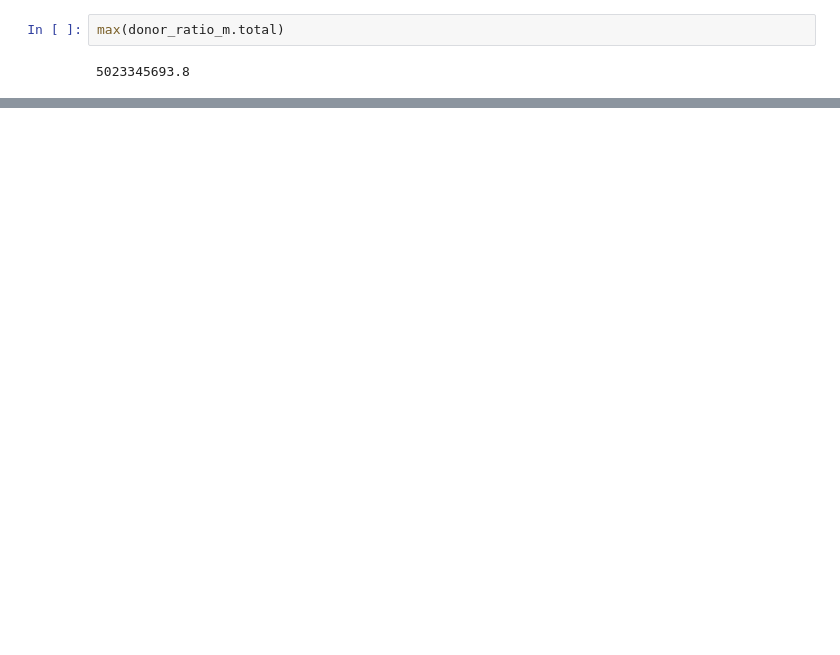
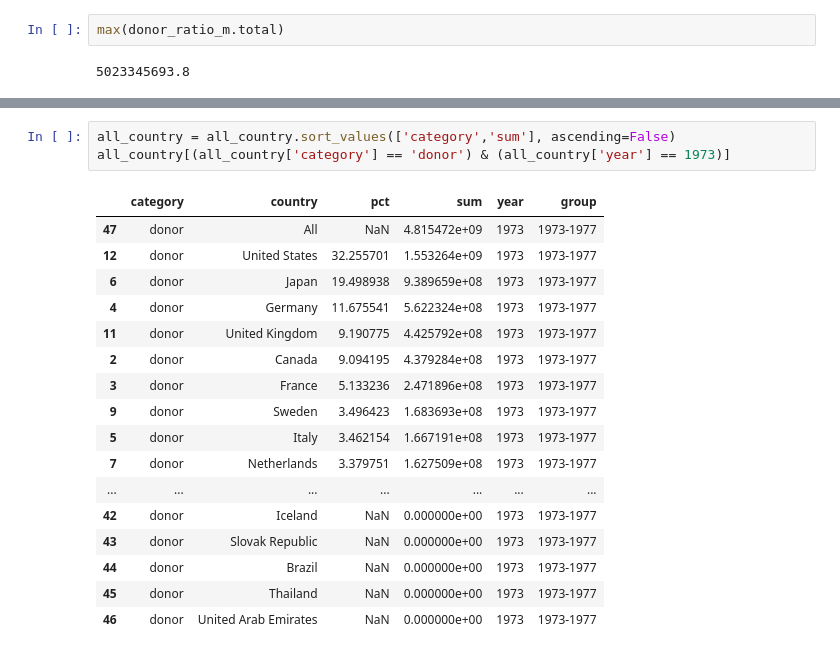
Before and after one commit to dianaow/dianaow.github.io, a Jupyter notebook: SWDchallenge/data/data_processing.ipynb, the cells around one changed output, grey strips where cells are left out. Saved outputs shown, nothing was run; the diff lists cells and outputs as text; blank space fills up the shorter version.

```diff
--- a/SWDchallenge/data/data_processing.ipynb
+++ b/SWDchallenge/data/data_processing.ipynb
@@ -875,0 +905,21 @@ donor_ratio_m[donor_ratio_m['country'] == 'Monaco']
+# %%
+all_country = all_country.sort_values(['category','sum'], ascending=False)
+all_country[(all_country['category'] == 'donor') & (all_country['year'] == 1973)]
+# %% [output]
+|  | category | country | pct | sum | year | group |
+| 47 | donor | All | NaN | 4.815472e+09 | 1973 | 1973-1977 |
+| 12 | donor | United States | 32.255701 | 1.553264e+09 | 1973 | 1973-1977 |
+| 6 | donor | Japan | 19.498938 | 9.389659e+08 | 1973 | 1973-1977 |
+| 4 | donor | Germany | 11.675541 | 5.622324e+08 | 1973 | 1973-1977 |
+| 11 | donor | United Kingdom | 9.190775 | 4.425792e+08 | 1973 | 1973-1977 |
+| 2 | donor | Canada | 9.094195 | 4.379284e+08 | 1973 | 1973-1977 |
+| 3 | donor | France | 5.133236 | 2.471896e+08 | 1973 | 1973-1977 |
+| 9 | donor | Sweden | 3.496423 | 1.683693e+08 | 1973 | 1973-1977 |
+| 5 | donor | Italy | 3.462154 | 1.667191e+08 | 1973 | 1973-1977 |
+| 7 | donor | Netherlands | 3.379751 | 1.627509e+08 | 1973 | 1973-1977 |
+| ... | ... | ... | ... | ... | ... | ... |
+| 42 | donor | Iceland | NaN | 0.000000e+00 | 1973 | 1973-1977 |
+| 43 | donor | Slovak Republic | NaN | 0.000000e+00 | 1973 | 1973-1977 |
+| 44 | donor | Brazil | NaN | 0.000000e+00 | 1973 | 1973-1977 |
+| 45 | donor | Thailand | NaN | 0.000000e+00 | 1973 | 1973-1977 |
+| 46 | donor | United Arab Emirates | NaN | 0.000000e+00 | 1973 | 1973-1977 |
```
Also changed, not shown: parts of 14 cells of this notebook, 9 other files.
